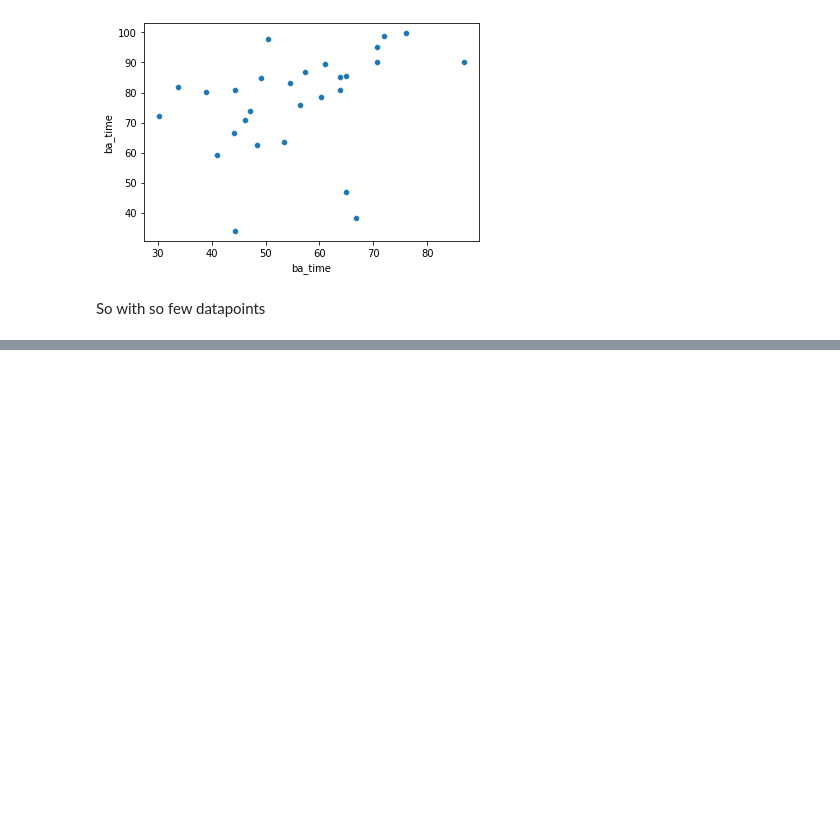
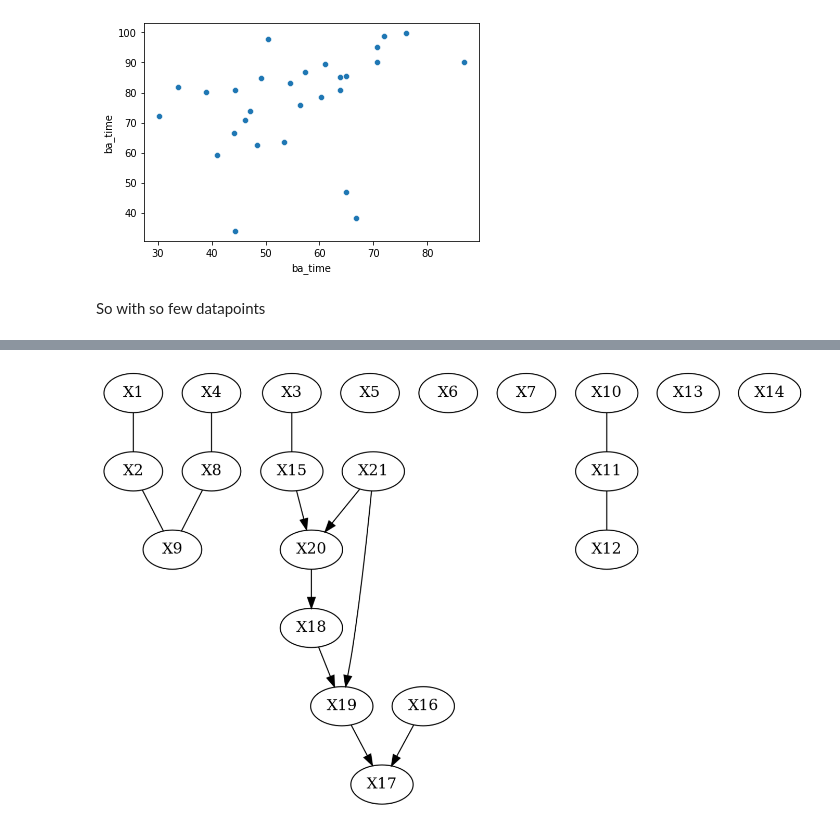
Before and after one commit to sonofhypnos/blog, a Jupyter notebook: _notebooks/2021-09-14-bachelorTime.ipynb, the cells around one changed output, grey strips where cells are left out. Saved outputs shown, nothing was run; the diff lists cells and outputs as text; code cells hidden in the pictures; blank space fills up the shorter version.

```diff
--- a/_notebooks/2021-09-14-bachelorTime.ipynb
+++ b/_notebooks/2021-09-14-bachelorTime.ipynb
@@ -115,0 +273,4 @@ So with so few datapoints
+# %%
+amphi = pd.read_csv("amphibiens.csv",delimiter=";")
+# %%
+amp = amphi.drop(["ID", "Motorway"], axis=1).dropna().to_numpy()
@@ -115,0 +287,11 @@ So with so few datapoints
+# %%
+from causallearn.search.ConstraintBased.PC import pc
+cg = pc(amp,0.01)
+
+cg.draw_pydot_graph()
+from causallearn.utils.GraphUtils import GraphUtils
+
+pyd = GraphUtils.to_pydot(cg.G)
+pyd.write_png('simple_test.png')
+# %% [output]
+[figure, added]
```
Also changed, not shown: parts of 22 cells of this notebook, 6 other files.
